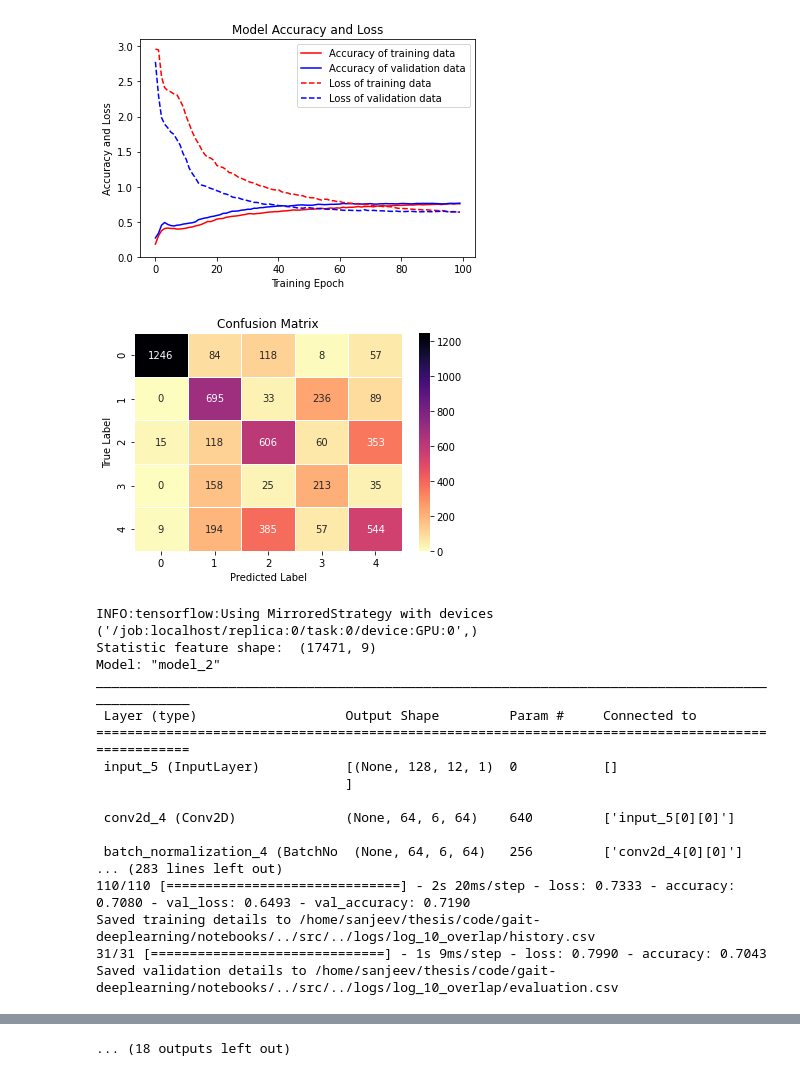
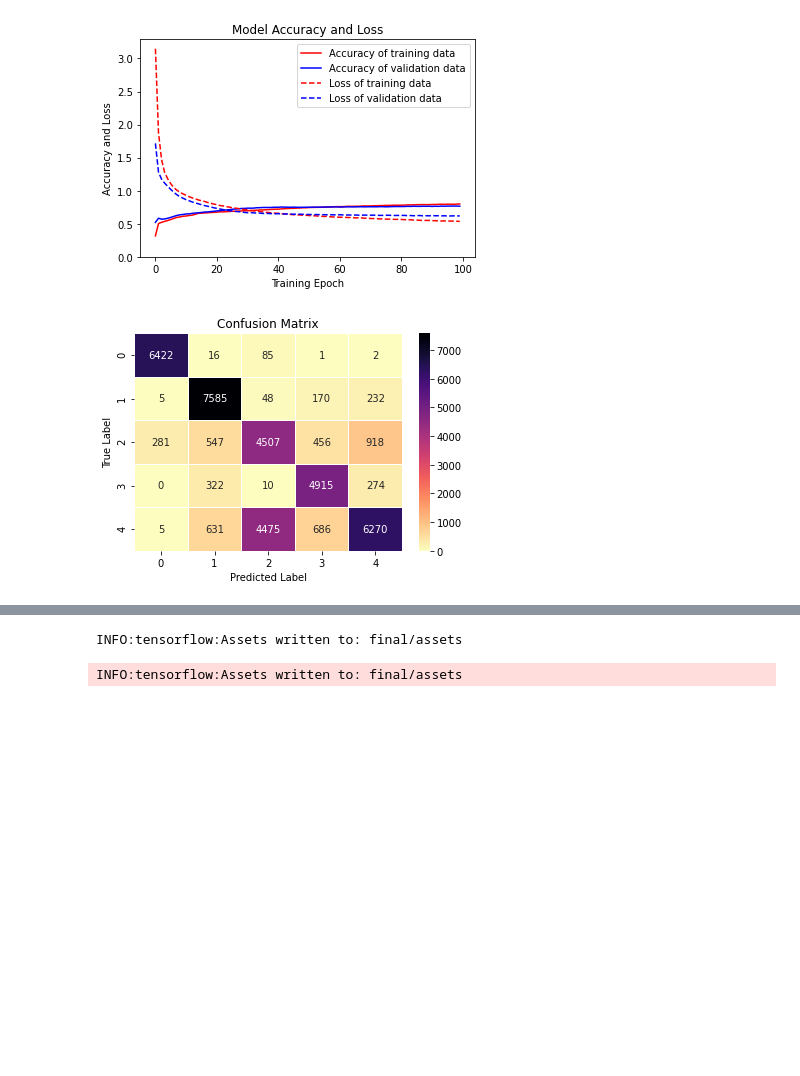
Before and after one commit to sanjevShakya/gait-deeplearning, a Jupyter notebook: notebooks/cnn_stat_small.ipynb, the cells around one changed output, grey strips where cells are left out. Saved outputs shown, nothing was run; the diff lists cells and outputs as text; code cells hidden in the pictures; blank space fills up the shorter version.

```diff
--- a/notebooks/cnn_stat_small.ipynb
+++ b/notebooks/cnn_stat_small.ipynb
@@ -11,7 +11,7 @@ from gait.utils import get_data_by_overlap_percent,get_overlap_data_all_sessions
 from gait.training import train_model_with_stats, build_cnn_stats_small
 from gait.evalution import save_history, save_test_history, save_accuracy_loss_figure, save_confusion_matrix_figure, compute_validations_predictions,compute_validations_predictions_with_stats,compute_validations_predictions_cnn_multihead_with_stats
 # %%
-model = build_cnn_stats_small(128,12,5,np.ones((1, 12)))
+model = build_cnn_stats_small(128, 12, 5, np.ones((9, 12)))
 # %% [output]
 Model: "model"
 __________________________________________________________________________________________________
@@ -43,10 +43,8 @@ def compute_resultant_angle(X):
 def get_std_values(X, channel):
     return np.std(X[:, :, channel], axis=1)
 
-
 def get_mean_values(X, channel):
     return np.mean(X[:, :, channel], axis=1)
-
 
 def get_max_values(X, channel):
     return np.max(X[:, :, channel], axis=1)
@@ -61,16 +59,32 @@ def get_statistic_feature_all_channels(X):
         statistic_features.append(get_std_values(X, channel))
         statistic_features.append(get_mean_values(X, channel))
         statistic_features.append(get_max_values(X, channel))
+        statistic_features.append(get_median_values(X, channel))
 
     return np.vstack(statistic_features).T
 # %%
-overlapPercents = [0, 10, 20, 30, 40, 50, 60, 70, 80, 90]
+overlapPercents = [90]
 # overlapPercents = [0]
 # exclude_subjects = ['ddAeJA42PXvwthbW', 'nan', 'LLZjAPTyj7muHsEf',
 #                     'MMuX9YIh4NTbLZLM', 'cbOZWnI7s1y8oLD4', 'PE8D53oX060qLbdX', 'xYdtS1F8tDyjEIgN', 'sUZBISq61Y7I5tqQ']
-exclude_subjects = ['ddAeJA42PXvwthbW', 'nan', 'sUZBISq61Y7I5tqQ', 'LLZjAPTyj7muHsEf',
-                    'cbOZWnI7s1y8oLD4', 'EUbKPOSQgjccjtvi', 'MMuX9YIh4NTbLZLM', 'NKdnm6cN3KKAx7R4'
-                    'PE8D53oX060qLbdX', 'ddAeJA42PXvwthbW', 'xYdtS1F8tDyjEIgN', '19AoxD1bgrDckd2p', 'wtyNo4LYaWXrkzA7', ]
+exclude_subjects = ['ddAeJA42PXvwthbW', 'nan',
+                    'MMuX9YIh4NTbLZLM',
+                    'NKdnm6cN3KKAx7R4',
+                    'PE8D53oX060qLbdX',
+                    'xYdtS1F8tDyjEIgN',
+                    'EUbKPOSQgjccjtvi',
+                    'PE8D53oX060qLbdX',
+                    'ddAeJA42PXvwthbW',
+                    'LLZjAPTyj7muHsEf',
+                    'cbOZWnI7s1y8oLD4',
+                    'ddAeJA42PXvwthbW',
+                    '1ZstYhEKzKKfGnMW',
+                    'LLZjAPTyj7muHsEf',
+                    'bQsRwKxgJiXTzo6P',
+                    'sUZBISq61Y7I5tqQ',
+                    '19AoxD1bgrDckd2p',
+                    'wtyNo4LYaWXrkzA7',
+                    ]
 
 for OVERLAP_PERCENT in overlapPercents:
     gpus = tf.config.list_logical_devices('GPU')
@@ -138,19 +152,2 @@ Saved validation details to /home/sanjeev/thesis/code/gait-deeplearning/notebook
-[figure, old version]
+[figure, new version]
-[figure, old version]
+[figure, new version]
-INFO:tensorflow:Using MirroredStrategy with devices ('/job:localhost/replica:0/task:0/device:GPU:0',)
-Statistic feature shape:  (17471, 9)
-Model: "model_2"
-__________________________________________________________________________________________________
- Layer (type)                   Output Shape         Param #     Connected to
-==================================================================================================
- input_5 (InputLayer)           [(None, 128, 12, 1)  0           []
-                                ]
-
- conv2d_4 (Conv2D)              (None, 64, 6, 64)    640         ['input_5[0][0]']
-
- batch_normalization_4 (BatchNo  (None, 64, 6, 64)   256         ['conv2d_4[0][0]']
-... (283 lines left out)
-110/110 [==============================] - 2s 20ms/step - loss: 0.7333 - accuracy: 0.7080 - val_loss: 0.6493 - val_accuracy: 0.7190
-Saved training details to /home/sanjeev/thesis/code/gait-deeplearning/notebooks/../src/../logs/log_10_overlap/history.csv
-31/31 [==============================] - 1s 9ms/step - loss: 0.7990 - accuracy: 0.7043
-Saved validation details to /home/sanjeev/thesis/code/gait-deeplearning/notebooks/../src/../logs/log_10_overlap/evaluation.csv
@@ -197 +154,5 @@ Saved validation details to /home/sanjeev/thesis/code/gait-deeplearning/notebook
-... (18 outputs left out)
+# %%
+model.save('final')
+# %% [output]
+INFO:tensorflow:Assets written to: final/assets
+INFO:tensorflow:Assets written to: final/assets
```
Also changed, not shown: parts of 14 cells of this notebook, 39 other files.
